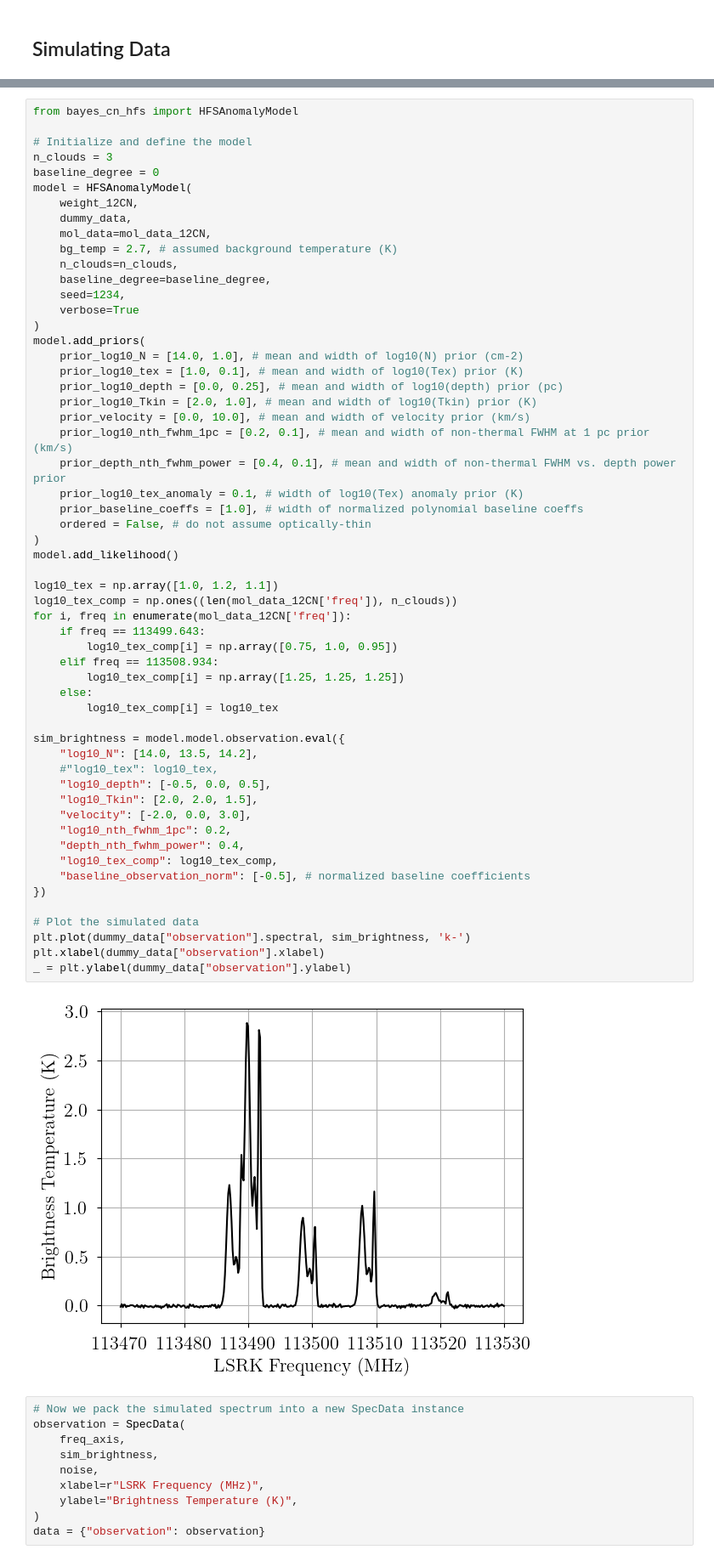
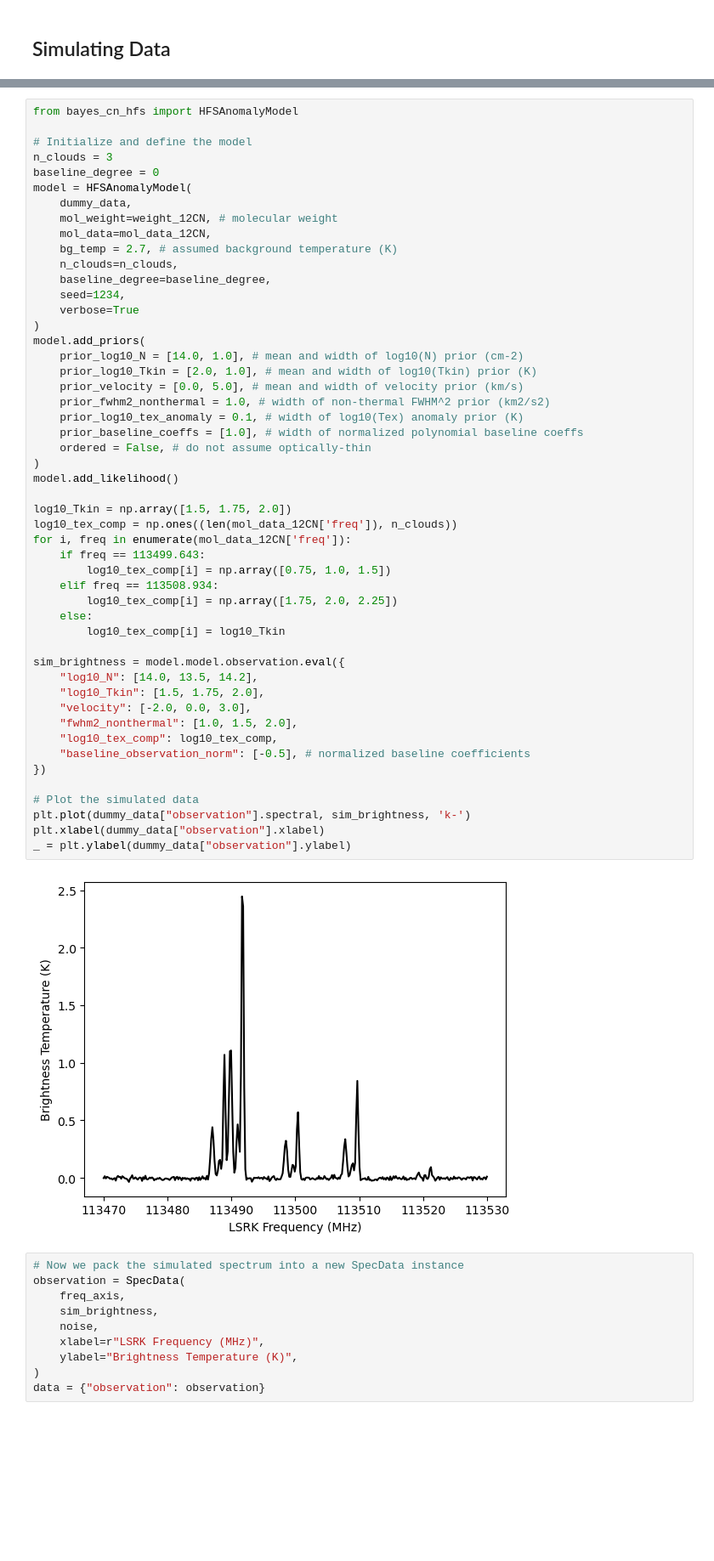
Before and after one commit to tvwenger/bayes_cn_hfs, a Jupyter notebook: docs/source/notebooks/hfs_anomaly_model.ipynb, the cells around one changed output, grey strips where cells are left out. Shown at 85% size. Cells and saved outputs as stored; diff of their text form; blank space fills up the shorter version.

```diff
--- a/docs/source/notebooks/hfs_anomaly_model.ipynb
+++ b/docs/source/notebooks/hfs_anomaly_model.ipynb
@@ -85,8 +83,8 @@ from bayes_cn_hfs import HFSAnomalyModel
 n_clouds = 3
 baseline_degree = 0
 model = HFSAnomalyModel(
-    weight_12CN,
     dummy_data,
+    mol_weight=weight_12CN, # molecular weight
     mol_data=mol_data_12CN,
     bg_temp = 2.7, # assumed background temperature (K)
     n_clouds=n_clouds,
@@ -94,48 +92,42 @@ model = HFSAnomalyModel(
     seed=1234,
     verbose=True
 )
 model.add_priors(
     prior_log10_N = [14.0, 1.0], # mean and width of log10(N) prior (cm-2)
-    prior_log10_tex = [1.0, 0.1], # mean and width of log10(Tex) prior (K)
-    prior_log10_depth = [0.0, 0.25], # mean and width of log10(depth) prior (pc)
     prior_log10_Tkin = [2.0, 1.0], # mean and width of log10(Tkin) prior (K)
-    prior_velocity = [0.0, 10.0], # mean and width of velocity prior (km/s)
-    prior_log10_nth_fwhm_1pc = [0.2, 0.1], # mean and width of non-thermal FWHM at 1 pc prior (km/s)
-    prior_depth_nth_fwhm_power = [0.4, 0.1], # mean and width of non-thermal FWHM vs. depth power prior
+    prior_velocity = [0.0, 5.0], # mean and width of velocity prior (km/s)
+    prior_fwhm2_nonthermal = 1.0, # width of non-thermal FWHM^2 prior (km2/s2)
     prior_log10_tex_anomaly = 0.1, # width of log10(Tex) anomaly prior (K)
     prior_baseline_coeffs = [1.0], # width of normalized polynomial baseline coeffs
     ordered = False, # do not assume optically-thin
 )
 model.add_likelihood()
 
-log10_tex = np.array([1.0, 1.2, 1.1])
+log10_Tkin = np.array([1.5, 1.75, 2.0])
 log10_tex_comp = np.ones((len(mol_data_12CN['freq']), n_clouds))
 for i, freq in enumerate(mol_data_12CN['freq']):
     if freq == 113499.643:
-        log10_tex_comp[i] = np.array([0.75, 1.0, 0.95])
+        log10_tex_comp[i] = np.array([0.75, 1.0, 1.5])
     elif freq == 113508.934:
-        log10_tex_comp[i] = np.array([1.25, 1.25, 1.25])
+        log10_tex_comp[i] = np.array([1.75, 2.0, 2.25])
     else:
-        log10_tex_comp[i] = log10_tex
+        log10_tex_comp[i] = log10_Tkin
 
 sim_brightness = model.model.observation.eval({
     "log10_N": [14.0, 13.5, 14.2],
-    #"log10_tex": log10_tex,
-    "log10_depth": [-0.5, 0.0, 0.5],
-    "log10_Tkin": [2.0, 2.0, 1.5],
+    "log10_Tkin": [1.5, 1.75, 2.0],
     "velocity": [-2.0, 0.0, 3.0],
-    "log10_nth_fwhm_1pc": 0.2,
-    "depth_nth_fwhm_power": 0.4,
+    "fwhm2_nonthermal": [1.0, 1.5, 2.0],
     "log10_tex_comp": log10_tex_comp,
     "baseline_observation_norm": [-0.5], # normalized baseline coefficients
 })
 
 # Plot the simulated data
 plt.plot(dummy_data["observation"].spectral, sim_brightness, 'k-')
 plt.xlabel(dummy_data["observation"].xlabel)
 _ = plt.ylabel(dummy_data["observation"].ylabel)
 # %% [output]
-[figure, old version]
+[figure, new version]
 # %%
 # Now we pack the simulated spectrum into a new SpecData instance
 observation = SpecData(
```
Also changed, not shown: parts of 16 cells of this notebook, 14 other files.
